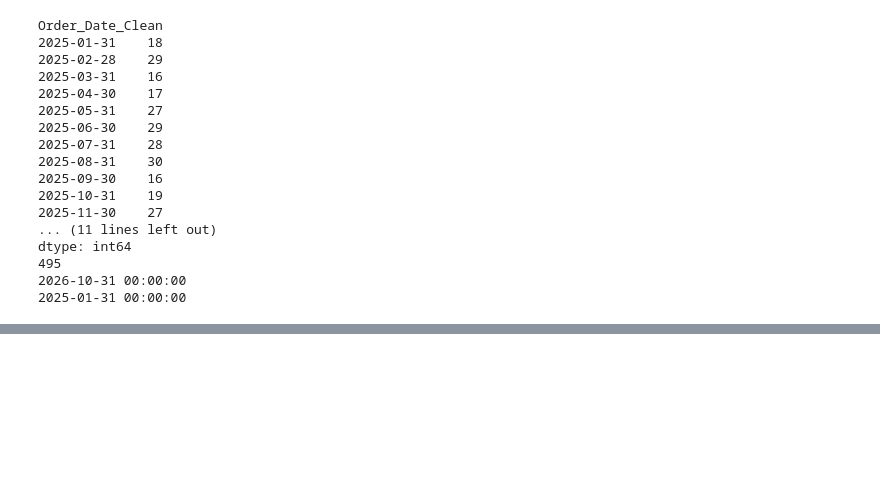
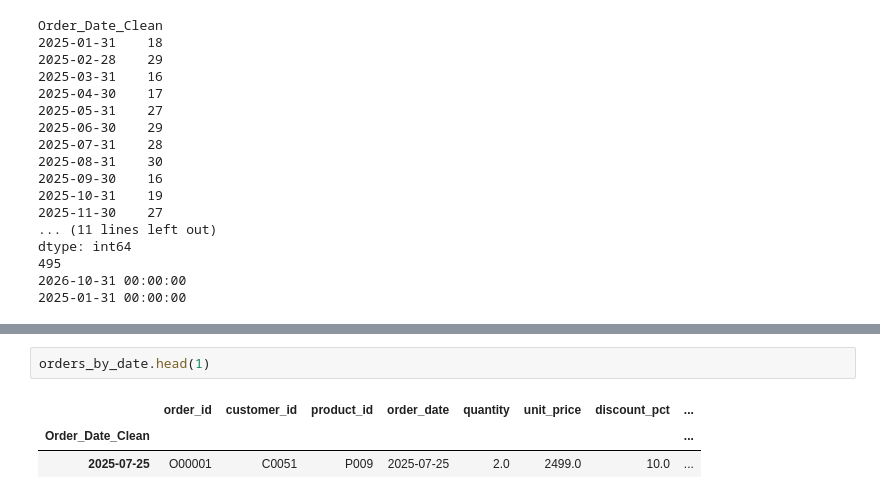
Before and after one commit to mohammadhamid8554-lgtm/data-science-from-scratch, a Jupyter notebook: phase_1.2_pandas/date_&_time_operations.ipynb, the cells around one changed output, grey strips where cells are left out. Drawn from its saved outputs; the diff is of its cells as text; blank space fills up the shorter version.

```diff
--- a/phase_1.2_pandas/date_&_time_operations.ipynb
+++ b/phase_1.2_pandas/date_&_time_operations.ipynb
@@ -432,0 +506,6 @@ dtype: int64
+# %%
+orders_by_date.head(1)
+# %% [output]
+|  | order_id | customer_id | product_id | order_date | quantity | unit_price | discount_pct | ... |
+| Order_Date_Clean |  |  |  |  |  |  |  | ... |
+| 2025-07-25 | O00001 | C0051 | P009 | 2025-07-25 | 2.0 | 2499.0 | 10.0 | ... |
```
Also changed, not shown: parts of 43 cells of this notebook, 1 other file.
